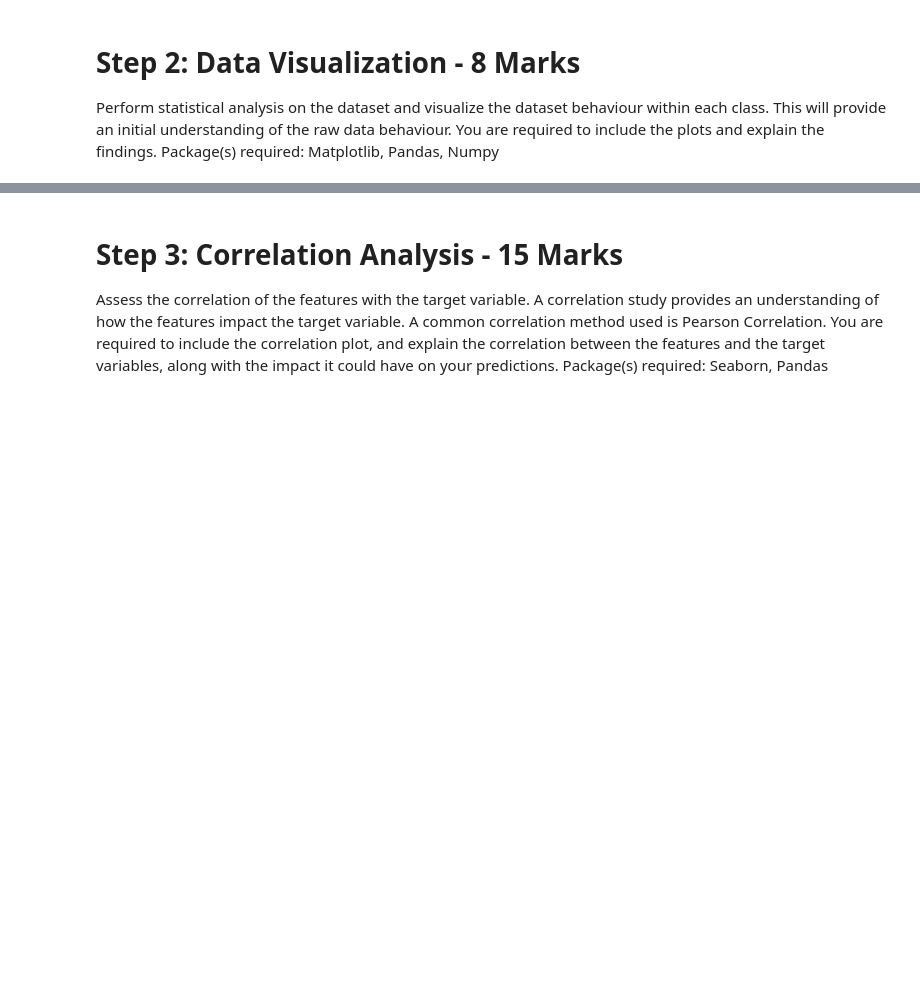
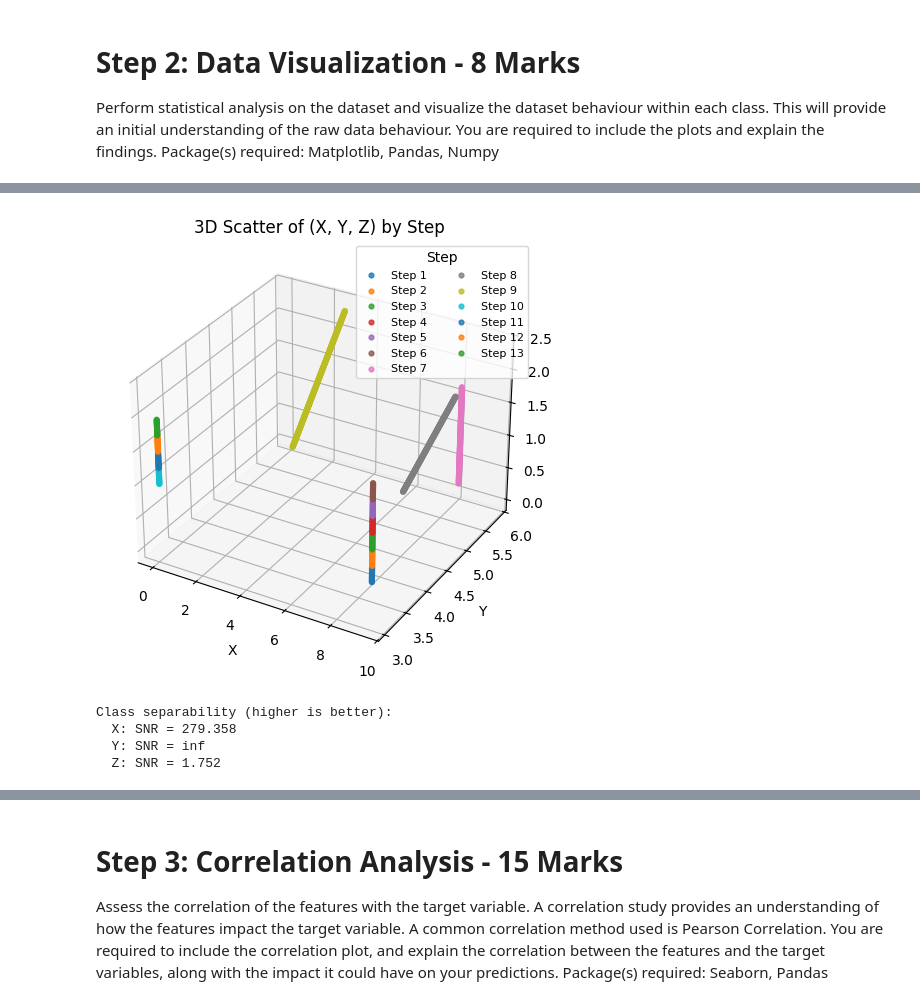
Before and after one commit to babak-tafreshi/AER850_Project1, a Jupyter notebook: AER850_Project1.ipynb, the cells around one changed output, grey strips where cells are left out. Saved outputs shown, nothing was run; the diff lists cells and outputs as text; code cells hidden in the pictures; blank space fills up the shorter version.

```diff
--- a/AER850_Project1.ipynb
+++ b/AER850_Project1.ipynb
@@ -146,0 +151,37 @@ Name: count, dtype: int64
+# %%
+# 3D view to see overall structure (optional but insightful)
+from mpl_toolkits.mplot3d import Axes3D  # noqa: F401
+
+fig = plt.figure()
+ax = fig.add_subplot(111, projection='3d')
+for s in steps_sorted:
+    subset = df[df['Step']==s]
+    ax.scatter(subset['X'].values, subset['Y'].values, subset['Z'].values, s=12, alpha=0.8, label=f"Step {s}")
+ax.set_xlabel('X'); ax.set_ylabel('Y'); ax.set_zlabel('Z')
+ax.set_title('3D Scatter of (X, Y, Z) by Step')
+# Legends in 3D can overlap; comment out if it blocks points:
+ax.legend(title='Step', fontsize=8, ncol=2, loc='best')
+plt.tight_layout()
+plt.show()
+# %% [output]
+[figure, added]
+# %%
+# Signal-to-noise ratio per feature: variance of class means / mean of within-class variances
+import numpy as np
+
+snr = {}
+for feature in ['X','Y','Z']:
+    means_by_class = df.groupby('Step')[feature].mean().values
+    within_vars = df.groupby('Step')[feature].var().values
+    between_var = np.var(means_by_class, ddof=1)
+    within_var_mean = np.nanmean(within_vars)
+    snr[feature] = between_var / within_var_mean if within_var_mean > 0 else np.inf
+
+print("Class separability (higher is better):")
+for k,v in snr.items():
+    print(f"  {k}: SNR = {v:.3f}")
+# %% [output]
+Class separability (higher is better):
+  X: SNR = 279.358
+  Y: SNR = inf
+  Z: SNR = 1.752
```
Also changed, not shown: parts of 12 cells of this notebook.
